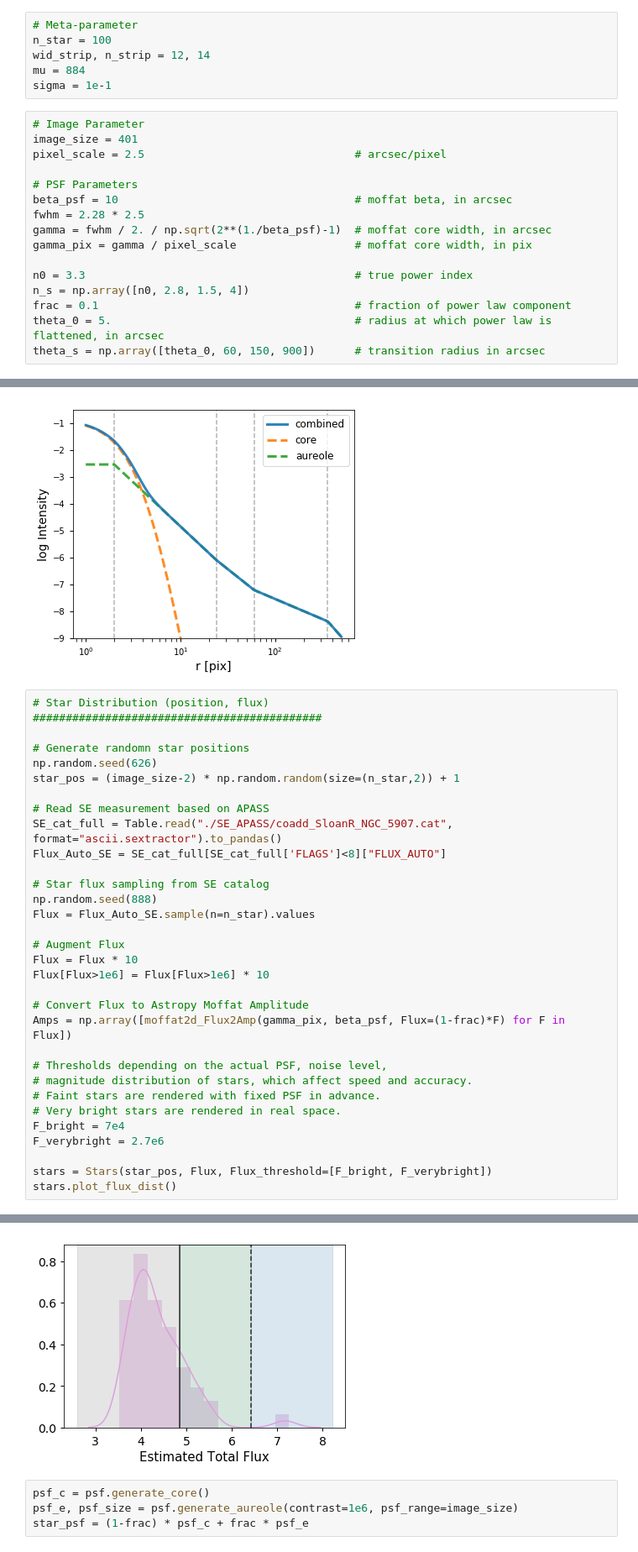
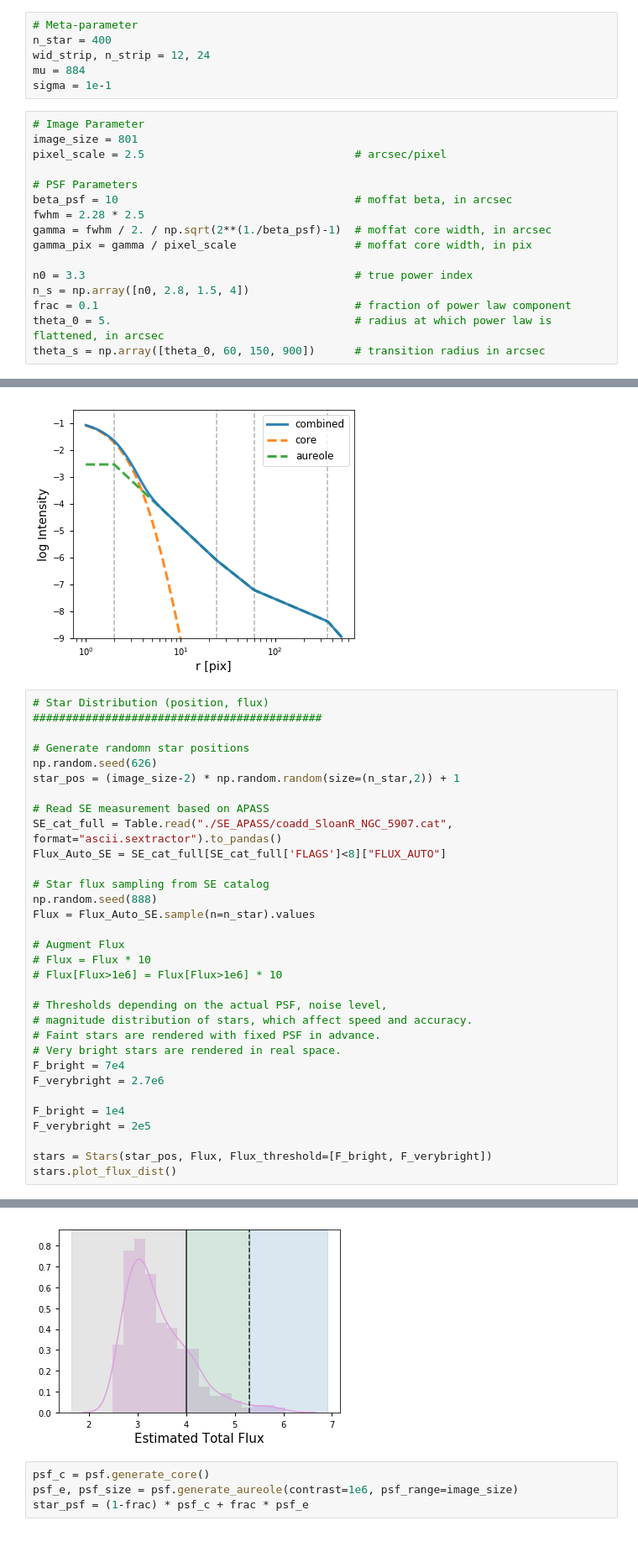
Before and after one commit to qliu4676/elderflower, a Jupyter notebook: demos/Run_Fitting_Mock_demo.ipynb, the cells around one changed output, grey strips where cells are left out. Shown at 84% size. Cells and saved outputs as stored; diff of their text form.

```diff
--- a/demos/Run_Fitting_Mock_demo.ipynb
+++ b/demos/Run_Fitting_Mock_demo.ipynb
@@ -16,12 +13,12 @@ The autoreload extension is already loaded. To reload it, use:
 # %%
 # Meta-parameter
-n_star = 100
-wid_strip, n_strip = 12, 14
+n_star = 400
+wid_strip, n_strip = 12, 24
 mu = 884
 sigma = 1e-1
 # %%
 # Image Parameter
-image_size = 401
+image_size = 801
 pixel_scale = 2.5                                # arcsec/pixel
 
 # PSF Parameters
@@ -68,11 +65,8 @@ np.random.seed(888)
 Flux = Flux_Auto_SE.sample(n=n_star).values
 
 # Augment Flux
-Flux = Flux * 10
-Flux[Flux>1e6] = Flux[Flux>1e6] * 10
-
-# Convert Flux to Astropy Moffat Amplitude
-Amps = np.array([moffat2d_Flux2Amp(gamma_pix, beta_psf, Flux=(1-frac)*F) for F in Flux])
+# Flux = Flux * 10
+# Flux[Flux>1e6] = Flux[Flux>1e6] * 10
 
 # Thresholds depending on the actual PSF, noise level,
 # magnitude distribution of stars, which affect speed and accuracy.
@@ -81,6 +75,9 @@ Amps = np.array([moffat2d_Flux2Amp(gamma_pix, beta_psf, Flux=(1-frac)*F) for F i
 F_bright = 7e4
 F_verybright = 2.7e6
 
+F_bright = 1e4
+F_verybright = 2e5
+
 stars = Stars(star_pos, Flux, Flux_threshold=[F_bright, F_verybright])
 stars.plot_flux_dist()
 # %% [output]
@@ -90,4 +87,4 @@ Not many bright stars, will draw in serial.
-[figure, old version]
+[figure, new version]
 # %%
 psf_c = psf.generate_core()
 psf_e, psf_size = psf.generate_aureole(contrast=1e6, psf_range=image_size)
```
Also changed, not shown: parts of 12 cells of this notebook.
